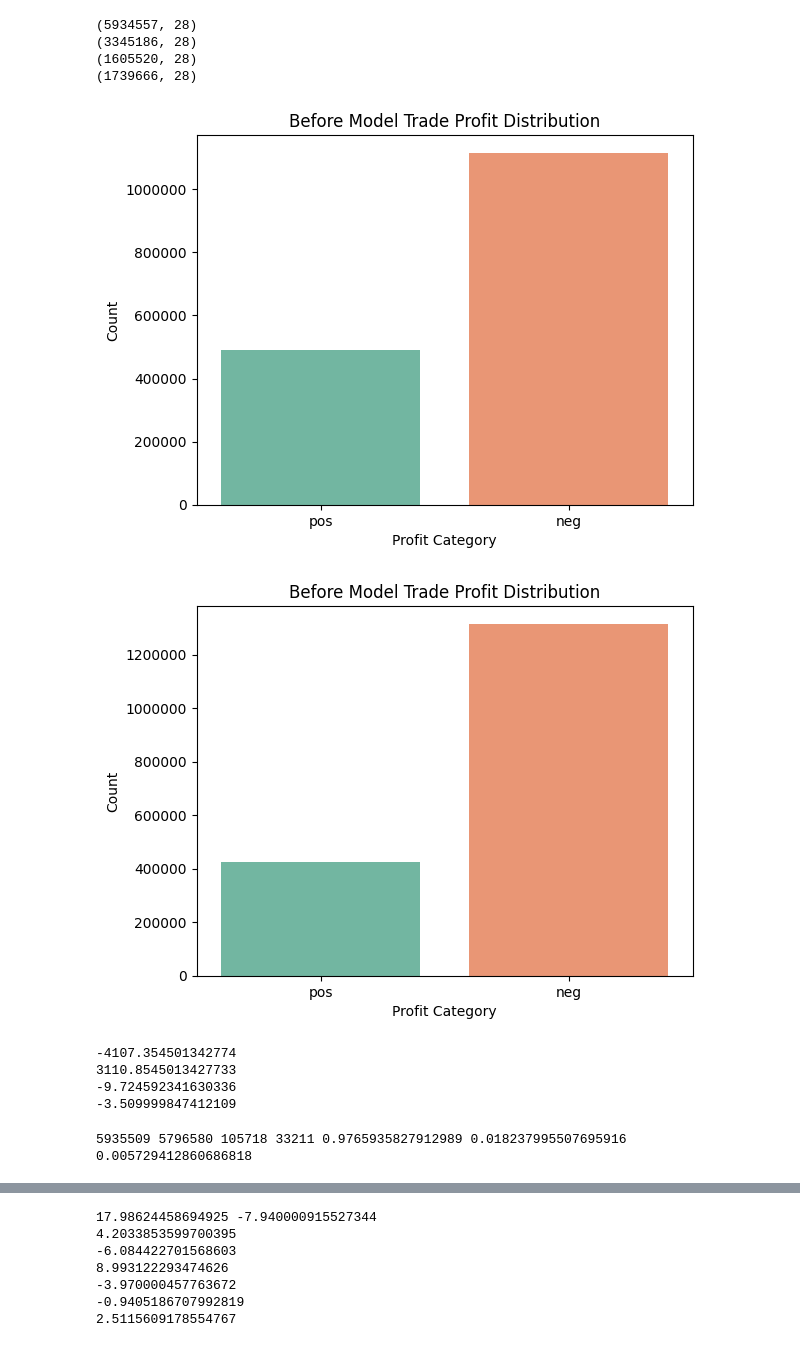
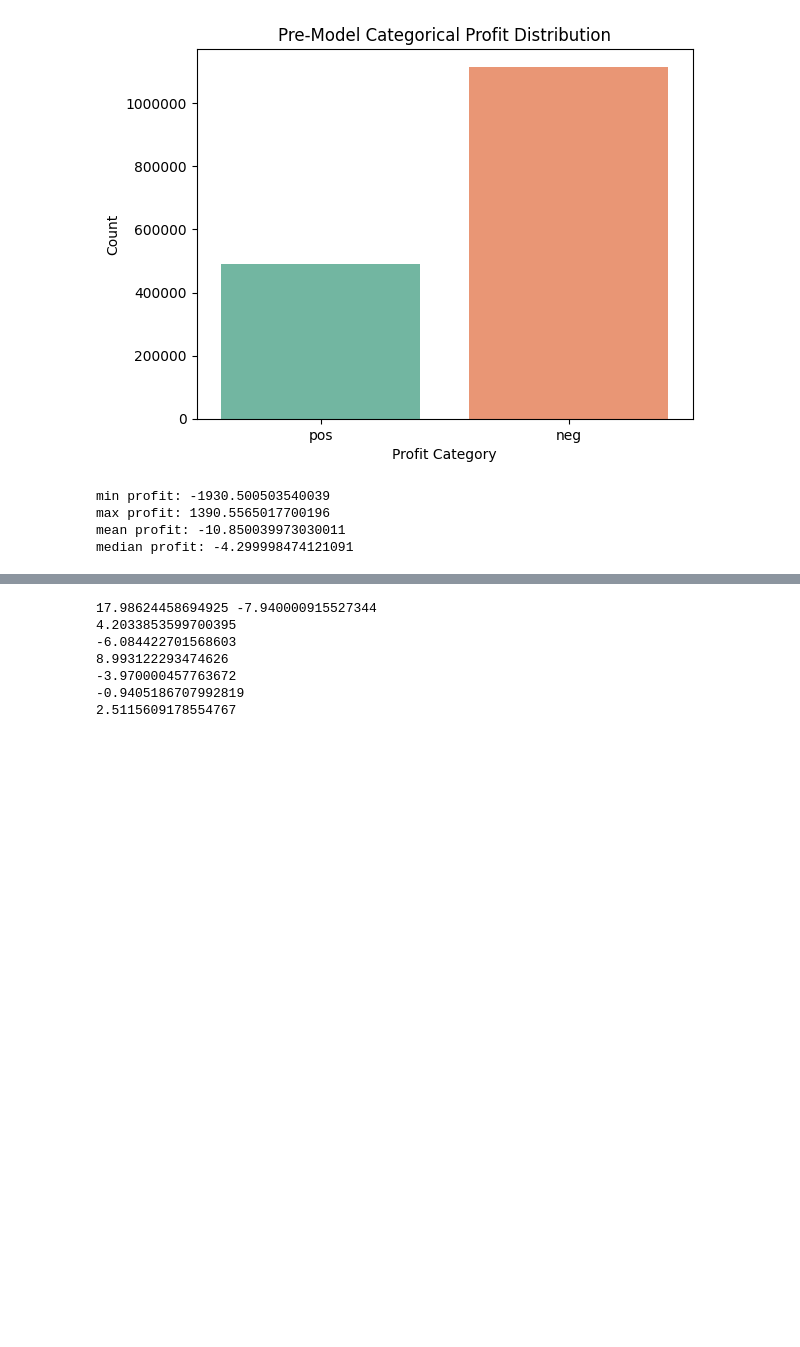
Before and after one commit to ImAHappyDuck/capstone, a Jupyter notebook: Avisual.ipynb, the cells around one changed output, grey strips where cells are left out. Cells and saved outputs as stored; diff of their text form; code cells hidden in the pictures; blank space fills up the shorter version.

```diff
--- a/Avisual.ipynb
+++ b/Avisual.ipynb
@@ -73,52 +7,24 @@ plt.show()
-# %%
-print(data.shape)
-data = data.dropna()
-print(data.shape)
-data_call = data[data["call_put"] == "Call"]
-print(data_call.shape)
-data_put = data[data["call_put"] == "Put"]
-print(data_put.shape)
-# %% [output]
-(5934557, 28)
-(3345186, 28)
-(1605520, 28)
-(1739666, 28)
+# %%
+data = pd.read_csv("NewestDataset.csv").dropna()
+data["profit_cat"] = data["profit"].apply(lambda x: "pos" if x > 0 else "neg")
+data_call = data[data["call_put"] == "Call"]
+# data_put = data[data["call_put"] == "Put"]
 # %%
 sns.countplot(x="profit_cat", data=data_call, palette="Set2")
-plt.title("Before Model Trade Profit Distribution")
+plt.title("Pre-Model Categorical Profit Distribution")
 plt.xlabel("Profit Category")
 plt.ylabel("Count")
 plt.ticklabel_format(style="plain", axis='y')
 plt.show()
-
-sns.countplot(x="profit_cat", data=data_put, order=['pos','neg'], palette="Set2")
-plt.title("Before Model Trade Profit Distribution")
-plt.xlabel("Profit Category")
-plt.ylabel("Count")
-plt.ticklabel_format(style="plain", axis='y')
-plt.show()
 # %% [output]
-[figure, old version]
+[figure, new version]
-[figure, removed]
 # %%
-print(df["profit"].min())
-print(df["profit"].max())
-print(df["profit"].mean())
-print(df["profit"].median())
+print(f"min profit: {data["profit"].min()}")
+print(f"max profit: {data["profit"].max()}")
+print(f"mean profit: {data["profit"].mean()}")
+print(f"median profit: {data["profit"].median()}")
 # %% [output]
--4107.354501342774
-3110.8545013427733
--9.724592341630336
--3.509999847412109
+min profit: -1930.500503540039
+max profit: 1390.5565017700196
+mean profit: -10.850039973030011
+median profit: -4.299998474121091
-# %%
-df_copy = df.dropna(subset=["profit"])
-df_tot = df_copy.shape[0]
-profit = df_copy[(df_copy["profit"] > -100) & (df_copy["profit"] < 100)]
-profit_loss_out = df_copy[df_copy["profit"] <= -100]
-profit_gain_out = df_copy[df_copy["profit"] >= 100]
-profit_loss = profit_loss_out.shape[0]
-profit_gain = profit_gain_out.shape[0]
-profit_tot = profit.shape[0]
-print(df_tot, profit_tot, profit_loss, profit_gain, profit_tot/df_tot, profit_loss/profit_tot, profit_gain/profit_tot)
-# %% [output]
-5935509 5796580 105718 33211 0.9765935827912989 0.018237995507695916 0.005729412860686818
```
Also changed, not shown: parts of 15 cells of this notebook, 1 other file.
